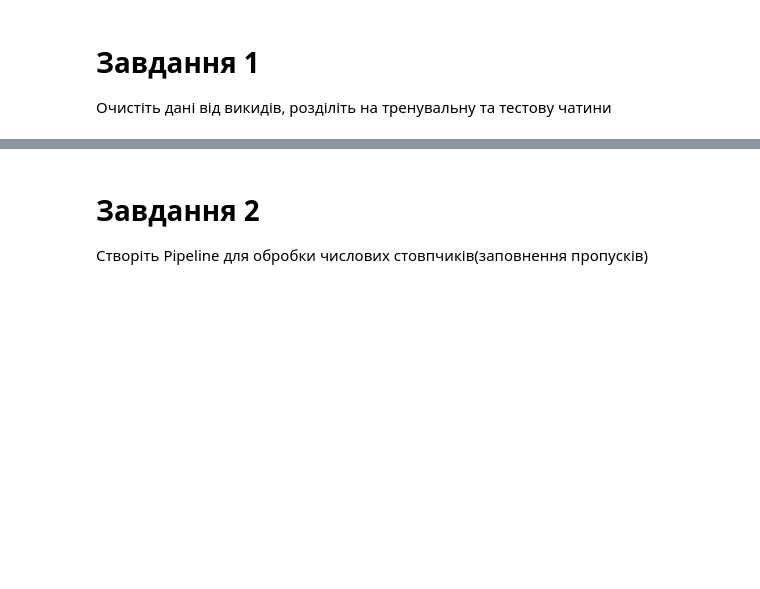
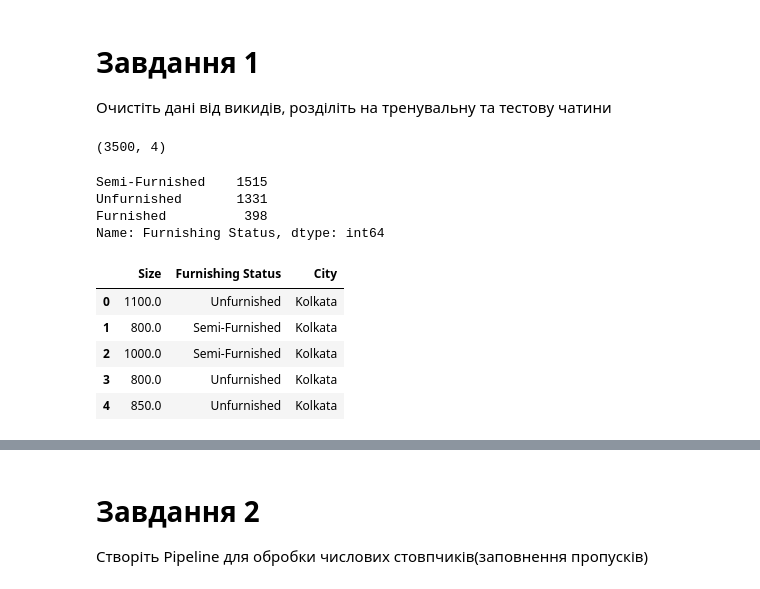
Before and after one commit to IrynaBarnych/AI7, a Jupyter notebook: module3/ДЗ_7.ipynb, the cells around one changed output, grey strips where cells are left out. Saved outputs shown, nothing was run; the diff lists cells and outputs as text; code cells hidden in the pictures; blank space fills up the shorter version.

```diff
--- a/module3/ДЗ_7.ipynb
+++ b/module3/ДЗ_7.ipynb
@@ -32,0 +55,11 @@ df.head()
+# %%
+df.shape
+# %% [output]
+(3500, 4)
+# %%
+df['Furnishing Status'].value_counts()
+# %% [output]
+Semi-Furnished    1515
+Unfurnished       1331
+Furnished          398
+Name: Furnishing Status, dtype: int64
@@ -32,0 +69,9 @@ df.head()
+# %%
+X.head()
+# %% [output]
+|  | Size | Furnishing Status | City |
+| 0 | 1100.0 | Unfurnished | Kolkata |
+| 1 | 800.0 | Semi-Furnished | Kolkata |
+| 2 | 1000.0 | Semi-Furnished | Kolkata |
+| 3 | 800.0 | Unfurnished | Kolkata |
+| 4 | 850.0 | Unfurnished | Kolkata |
```
Also changed, not shown: parts of 20 cells of this notebook.
